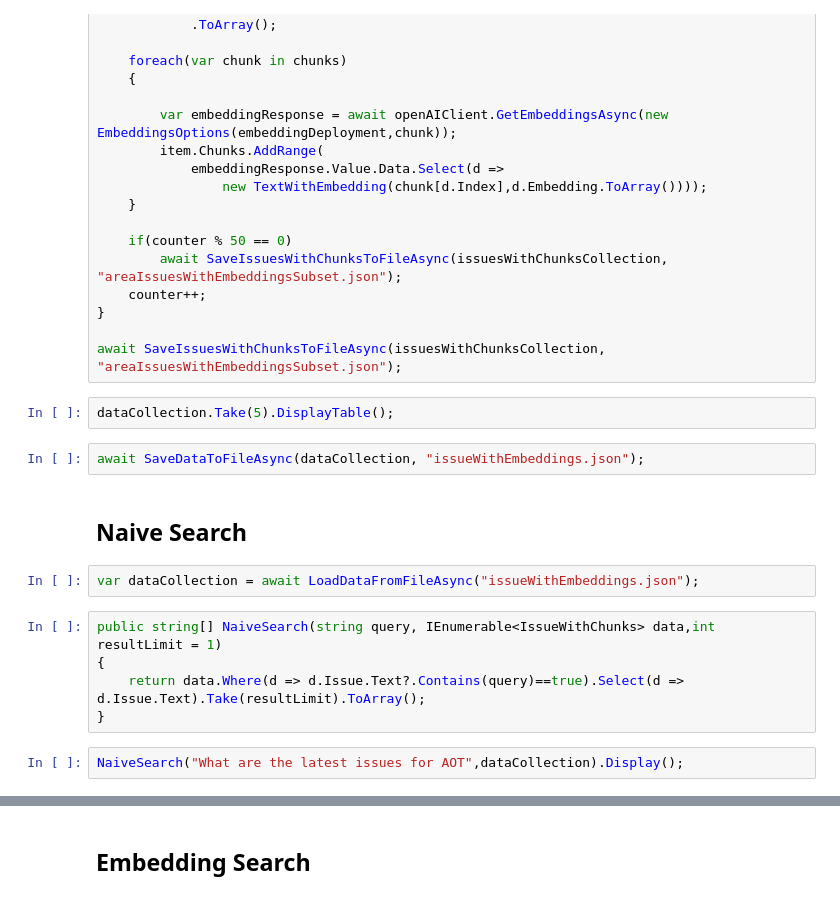
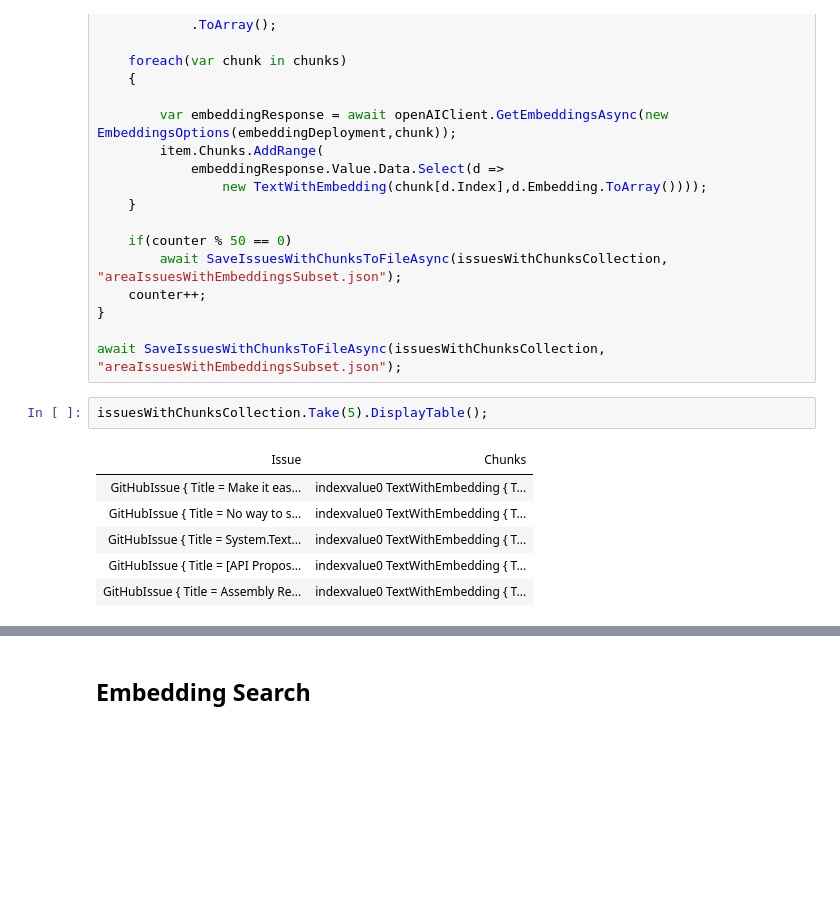
Before and after one commit to Azure-Samples/openai, a Jupyter notebook: Basic_Samples/Datastores/dotnet/csharp/Ingest_Github_Issues_Qdrant.ipynb, the cells around one changed output, grey strips where cells are left out. Saved outputs shown, nothing was run; the diff lists cells and outputs as text; blank space fills up the shorter version.

Commit message:
Clean version of GH Issues Qdrant

```diff
--- a/Basic_Samples/Datastores/dotnet/csharp/Ingest_Github_Issues_Qdrant.ipynb
+++ b/Basic_Samples/Datastores/dotnet/csharp/Ingest_Github_Issues_Qdrant.ipynb
@@ -208,17 +237,11 @@ Area: {item.Issue.Area}
 
 await SaveIssuesWithChunksToFileAsync(issuesWithChunksCollection, "areaIssuesWithEmbeddingsSubset.json");
 # %%
-dataCollection.Take(5).DisplayTable();
+issuesWithChunksCollection.Take(5).DisplayTable();
+# %% [output]
+| Issue | Chunks |
+| GitHubIssue { Title = Make it eas... | indexvalue0 TextWithEmbedding { T... |
+| GitHubIssue { Title = No way to s... | indexvalue0 TextWithEmbedding { T... |
+| GitHubIssue { Title = System.Text... | indexvalue0 TextWithEmbedding { T... |
+| GitHubIssue { Title = [API Propos... | indexvalue0 TextWithEmbedding { T... |
+| GitHubIssue { Title = Assembly Re... | indexvalue0 TextWithEmbedding { T... |
-# %%
-await SaveDataToFileAsync(dataCollection, "issueWithEmbeddings.json");
-# %% [markdown]
-## Naive Search
-# %%
-var dataCollection = await LoadDataFromFileAsync("issueWithEmbeddings.json");
-# %%
-public string[] NaiveSearch(string query, IEnumerable<IssueWithChunks> data,int resultLimit = 1)
-{
-    return data.Where(d => d.Issue.Text?.Contains(query)==true).Select(d => d.Issue.Text).Take(resultLimit).ToArray();
-}
-# %%
-NaiveSearch("What are the latest issues for AOT",dataCollection).Display();
```
Also changed, not shown: parts of 17 cells of this notebook.
